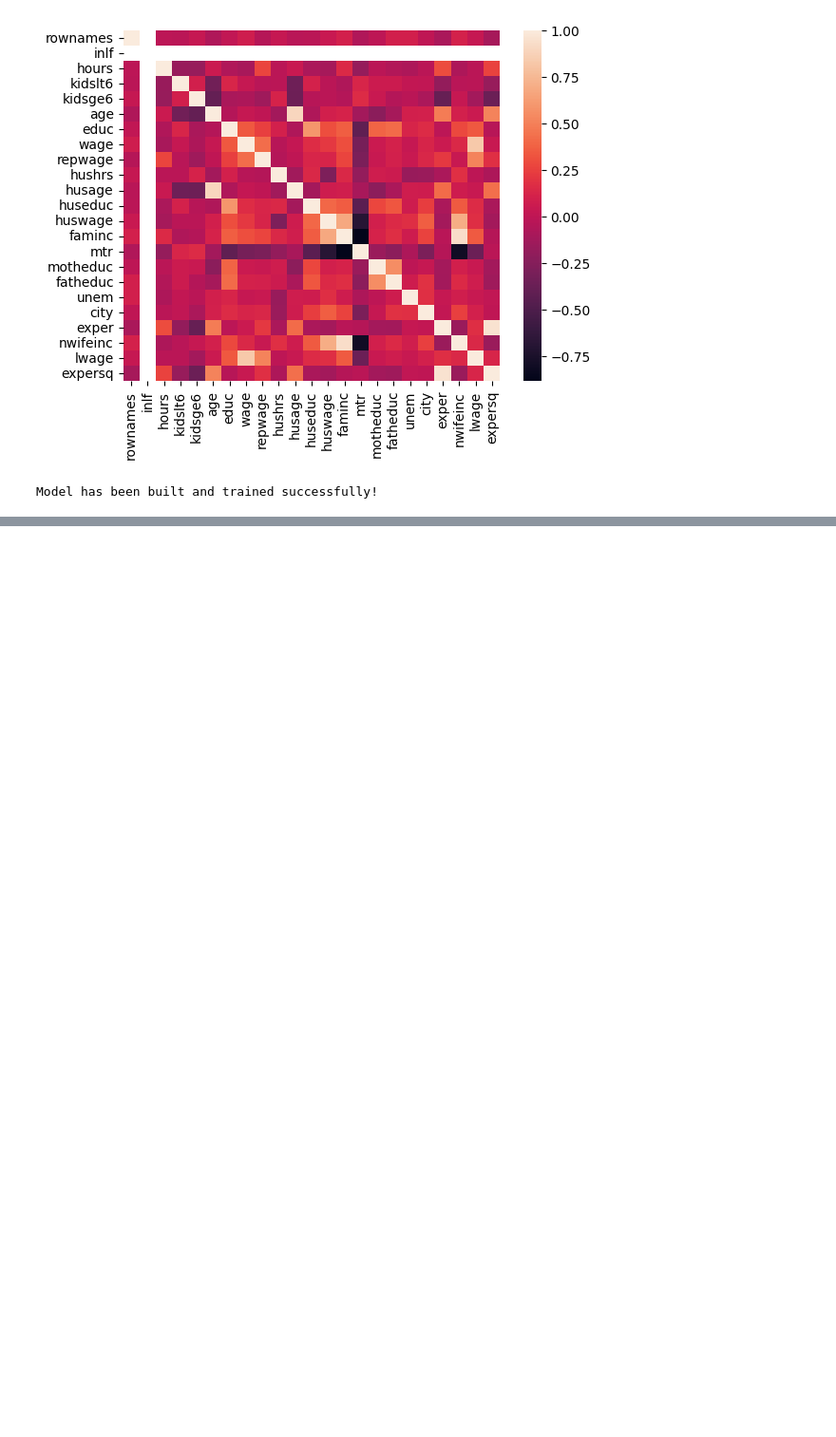
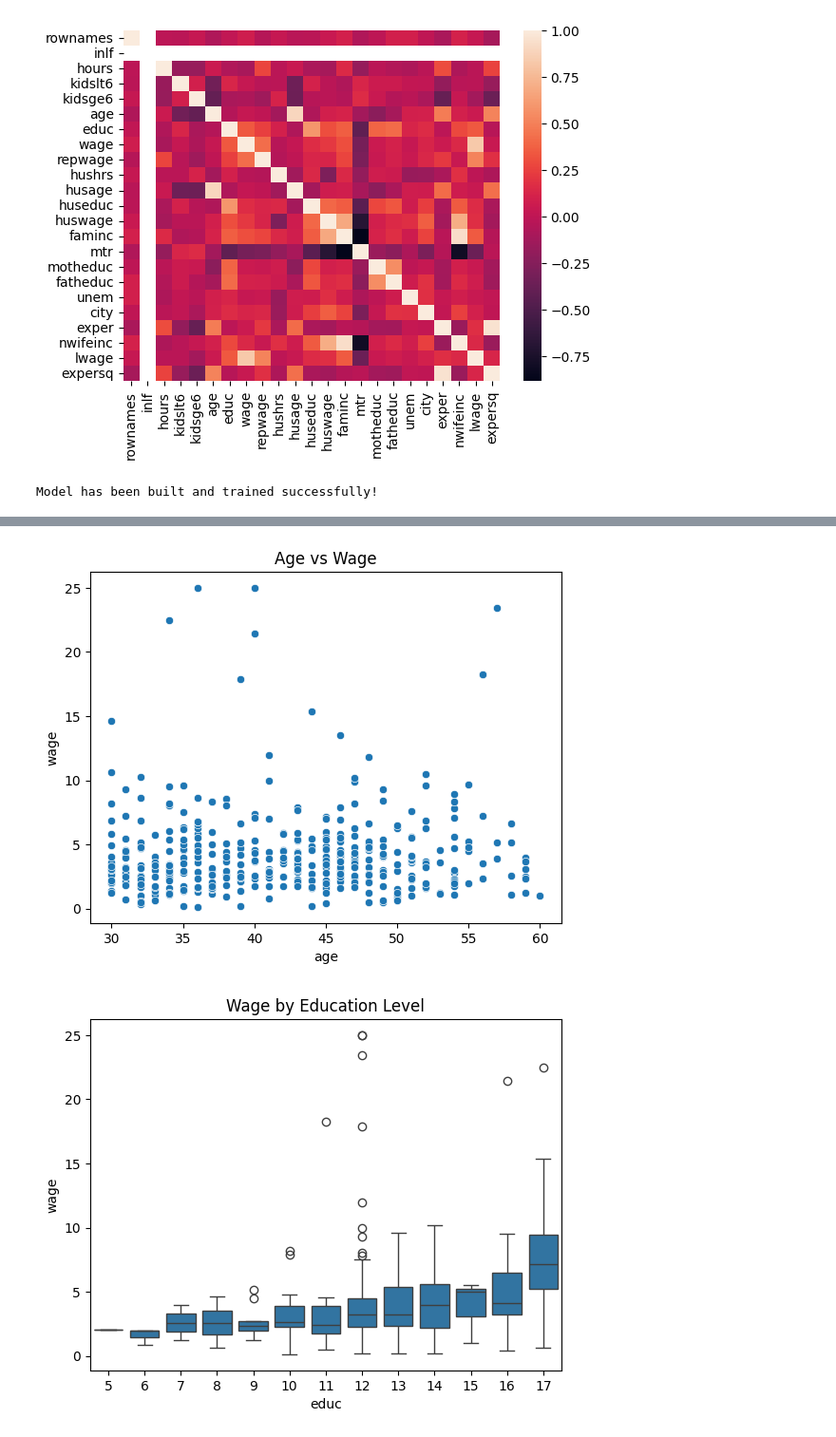
Before and after one commit to Dhanvi20633/eda1, a Jupyter notebook: 21BDS0322.ipynb, the cells around one changed output, grey strips where cells are left out. Shown at 95% size. Drawn from its saved outputs; the diff is of its cells as text; code cells hidden in the pictures; blank space fills up the shorter version.

```diff
--- a/21BDS0322.ipynb
+++ b/21BDS0322.ipynb
@@ -562,0 +582,19 @@ Model has been built and trained successfully!
+# %%
+#bivariate analysis
+# Scatter plot: age vs wage
+sns.scatterplot(x='age', y='wage', data=df)
+plt.title("Age vs Wage")
+plt.show()
+
+# Boxplot: education vs wage
+sns.boxplot(x='educ', y='wage', data=df)
+plt.title("Wage by Education Level")
+plt.show()
+
+# Correlation heatmap
+sns.heatmap(df.corr(), annot=True, cmap='coolwarm')
+plt.title("Correlation Heatmap")
+plt.show()
+# %% [output]
+[figure, added]
+[figure, added]
```
Also changed, not shown: parts of 5 cells of this notebook.
